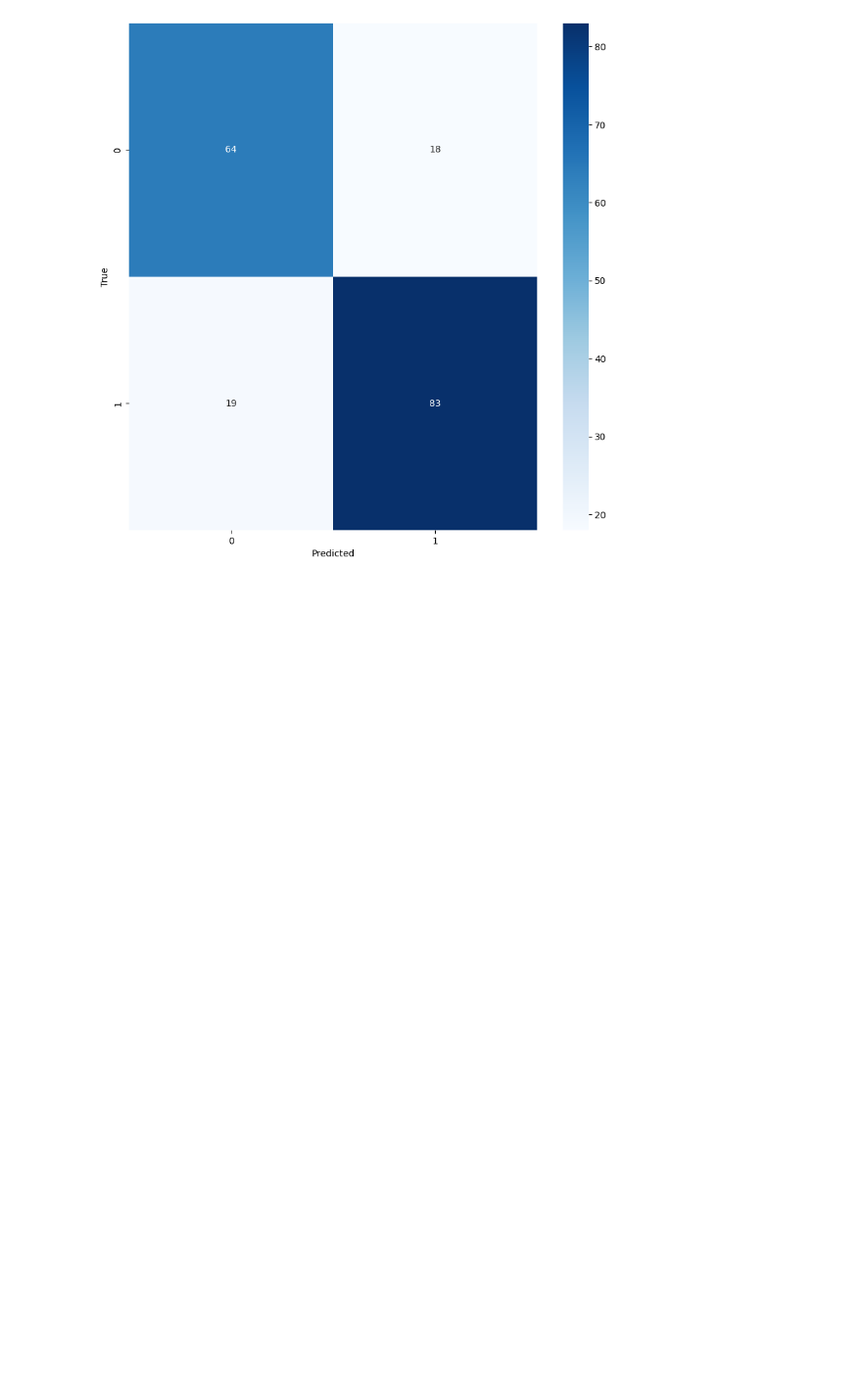
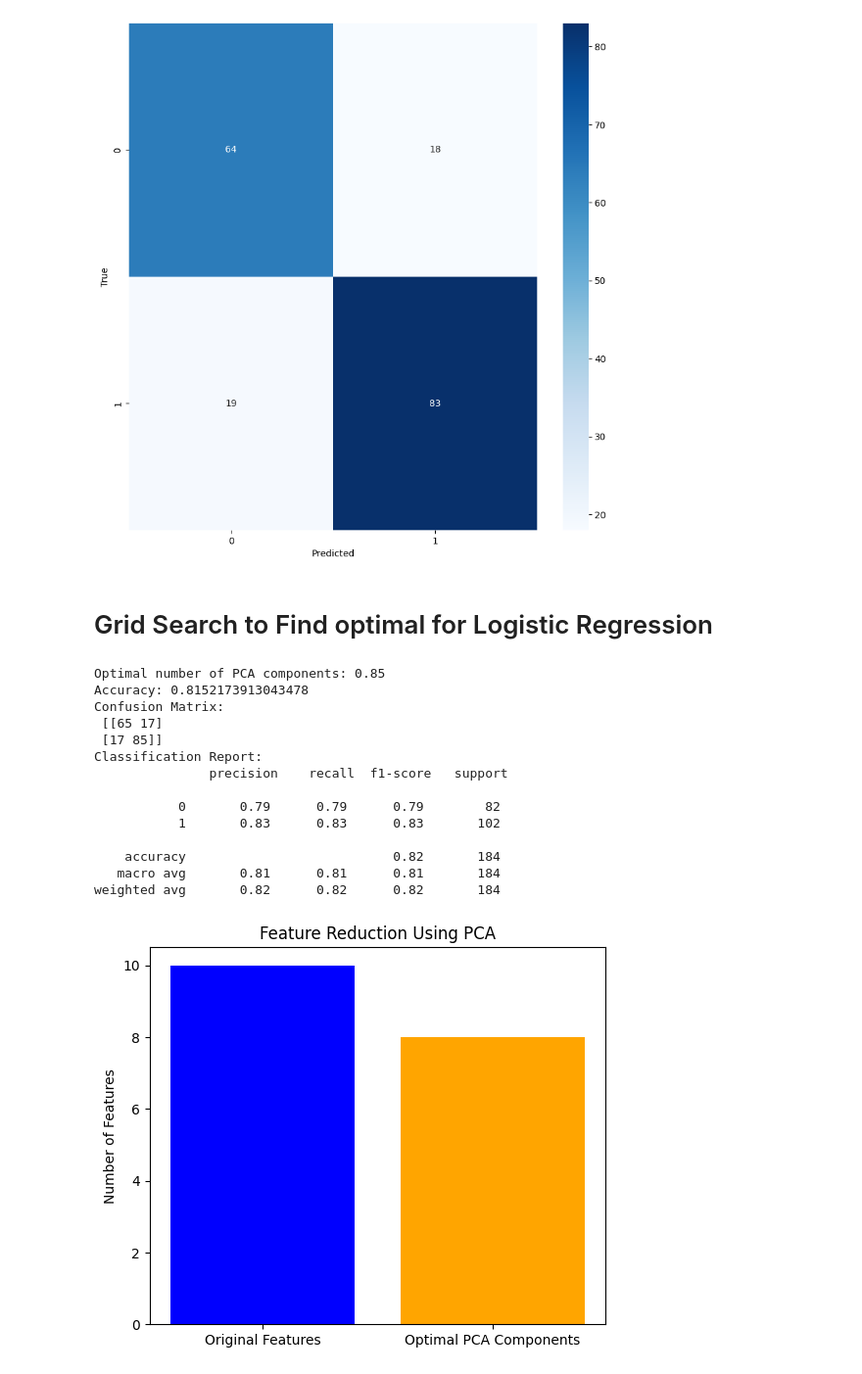
Before and after one commit to pi-sister/544Project, a Jupyter notebook: pca_approach.ipynb, the cells around one changed output. Shown: that part at 98% size. Cells and saved outputs as stored; diff of their text form; code cells hidden in the pictures; blank space fills up the shorter version.

```diff
--- a/pca_approach.ipynb
+++ b/pca_approach.ipynb
@@ -243,3 +264,81 @@ plt.ylabel("True")
 plt.show()
 # %% [output]
 [figure]
+# %% [markdown]
+# Grid Search to Find optimal for Logistic Regression
+# %%
+from sklearn.pipeline import Pipeline
+from sklearn.model_selection import GridSearchCV
+
+# Split features and target
+X = df_bin.drop(columns=['target'])
+y = df_bin['target']
+
+# Standardize features
+scaler = StandardScaler()
+X_scaled = scaler.fit_transform(X)
+
+# Define a pipeline with PCA and logistic regression
+pipeline = Pipeline([
+    ('pca', PCA()),  # PCA step
+    ('classifier', LogisticRegression())  # Logistic regression step
+])
+
+# Define the parameter grid for PCA
+param_grid = {
+    'pca__n_components': [0.80, 0.85, 0.90, 0.95, 0.99]  # Variance thresholds to test
+}
+
+# Perform grid search with cross-validation
+grid_search = GridSearchCV(pipeline, param_grid, cv=5, scoring='accuracy', n_jobs=-1)
+grid_search.fit(X_scaled, y)
+
+# Best PCA component count
+best_n_components = grid_search.best_params_['pca__n_components']
+print(f"Optimal number of PCA components: {best_n_components}")
+
+# Apply PCA with the best number of components
+pca = PCA(n_components=best_n_components)
+X_pca = pca.fit_transform(X_scaled)
+
+# Split into train and test sets
+X_train, X_test, y_train, y_test = train_test_split(X_pca, y, test_size=0.2, random_state=42, stratify=y)
+
+# Handle class imbalance using SMOTE
+smote = SMOTE(random_state=42)
+X_train_resampled, y_train_resampled = smote.fit_resample(X_train, y_train)
+
+# Train logistic regression model with the optimal number of PCA components
+model = KNeighborsClassifier()
+model.fit(X_train_resampled, y_train_resampled)
+
+# Make predictions
+y_pred = model.predict(X_test)
+
+# Evaluate performance
+print("Accuracy:", accuracy_score(y_test, y_pred))
+print("Confusion Matrix:\n", confusion_matrix(y_test, y_pred))
+print("Classification Report:\n", classification_report(y_test, y_pred))
+
+# Distribution of features before and after PCA
+plt.figure(figsize=(6, 5))
+plt.bar(['Original Features', 'Optimal PCA Components'], [X.shape[1], X_pca.shape[1]], color=['blue', 'orange'])
+plt.ylabel('Number of Features')
+plt.title('Feature Reduction Using PCA')
+plt.show()
+# %% [output]
+Optimal number of PCA components: 0.85
+Accuracy: 0.8152173913043478
+Confusion Matrix:
+ [[65 17]
+ [17 85]]
+Classification Report:
+               precision    recall  f1-score   support
+
+           0       0.79      0.79      0.79        82
+           1       0.83      0.83      0.83       102
+
+    accuracy                           0.82       184
+   macro avg       0.81      0.81      0.81       184
+weighted avg       0.82      0.82      0.82       184
+[figure, added]
```
Also changed, not shown: parts of 4 cells of this notebook, 2 other files.
